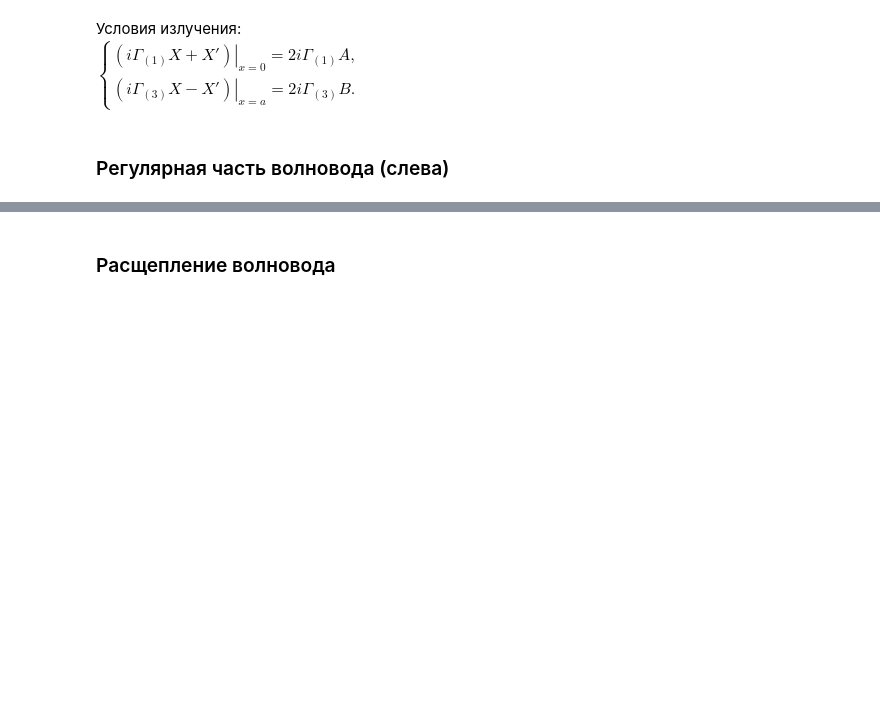
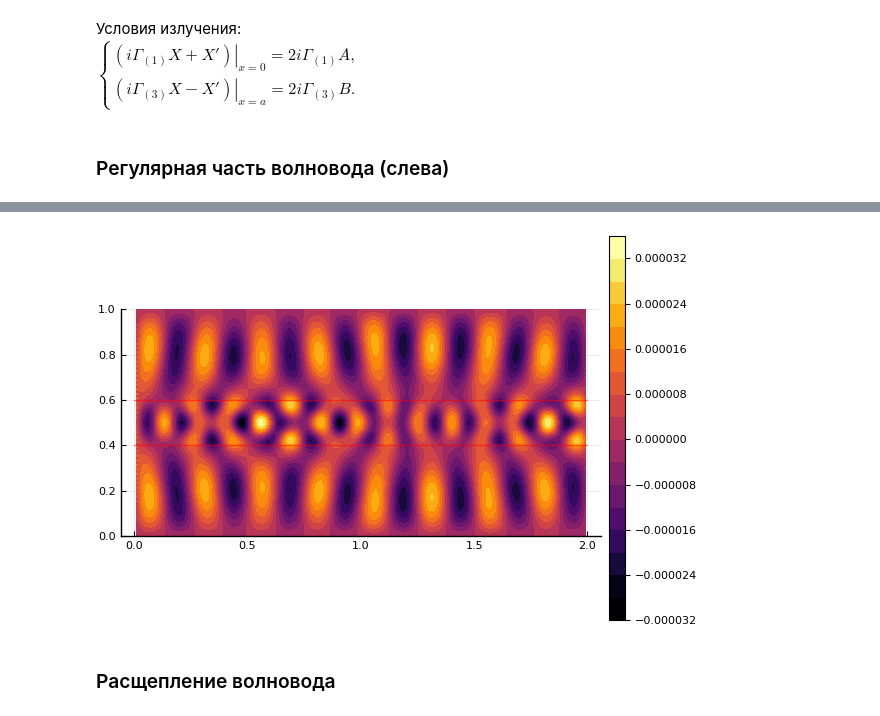
Before and after one commit to Sergane/Symbolic, a Jupyter notebook: waveguide.ipynb, the cells around one changed output, grey strips where cells are left out. Saved outputs shown, nothing was run; the diff lists cells and outputs as text; code cells hidden in the pictures; blank space fills up the shorter version.

```diff
--- a/waveguide.ipynb
+++ b/waveguide.ipynb
@@ -217,0 +253,9 @@ plot!(x, 0*x.+(b/2+0.1), c=:red, alpha=0.5)
+# %%
+A_I_test = zeros(K);    A_I_test[K] = 1
+nu_I = diagm(0=>(i->i-sqrt(i^2-1)).(L[end-K+1:end]))
+A_test = [fill(A,N_-1); [-nu_I*Z1^-1]]
+B_test = [[Z1^-1]; B_reg; [Z1^-1]]
+C_test = [[-nu_I*Z1^-1]; fill(C_,N_-1)]
+F_test = [[(A-nu_I.^2)*A_I_test]; fill(zeros(K),N_-1)];
+# %%
+X_test = matrix_thomas(A_test,B_test,C_test,F_test,typ=Complex)
@@ -218,3 +297,11 @@ plot!(x, 0*x.+(b/2+0.1), c=:red, alpha=0.5)
+# %%
+u_test = reshape([dot(f.(y_i,1:K), real.(X_test[1:K,n])) for n=1:N_ for y_i in y], length(y), length(x));
+# %%
+plot(x[2:end-1],y,real.(u_test[:,2:end-1]),fill=true,aspect_ratio=1)
+plot!(x, 0*x.+(b/2-0.1), c=:red, alpha=0.5, ylim=(0,b), aspect_ratio=1, leg=false)
+plot!(x, 0*x.+(b/2+0.1), c=:red, alpha=0.5)
+# %% [output]
+[figure, added]
 # %% [markdown]
 ### Расщепление волновода
 # %%
```
Also changed, not shown: parts of 21 cells of this notebook.
